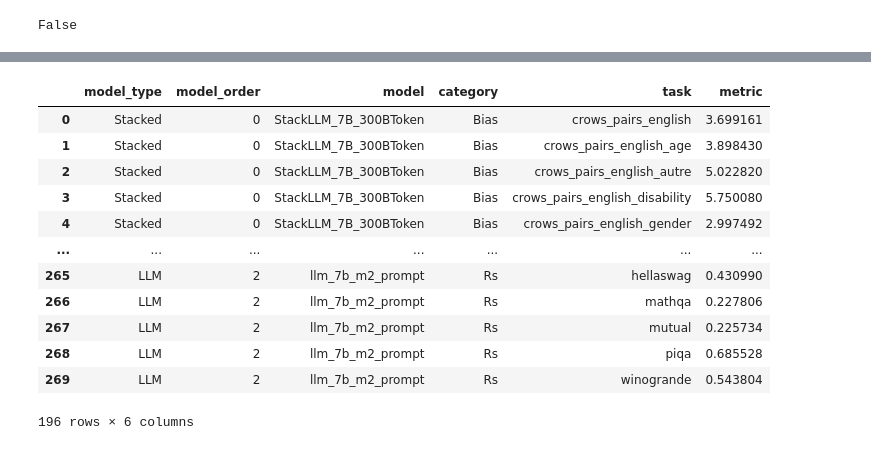
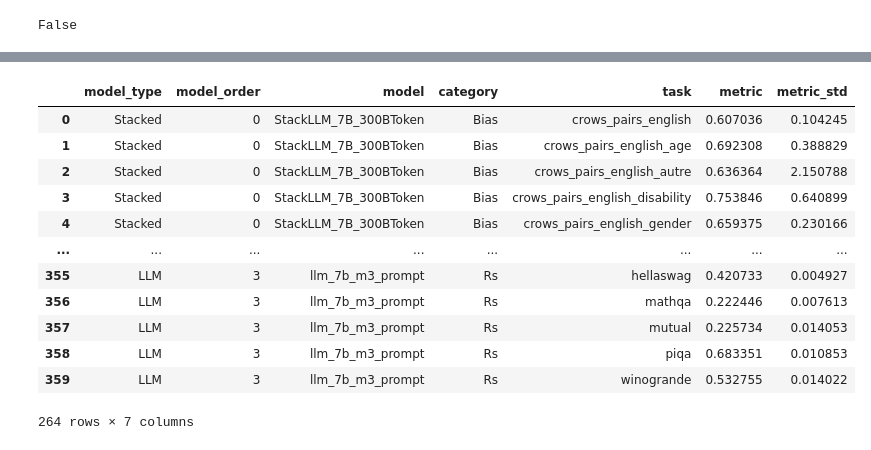
Before and after one commit to egesualp/growth-vs-forgetting, a Jupyter notebook: notebooks/evaluation_results.ipynb, the cells around one changed output, grey strips where cells are left out. Cells and saved outputs as stored; diff of their text form; code cells hidden in the pictures.

```diff
--- a/notebooks/evaluation_results.ipynb
+++ b/notebooks/evaluation_results.ipynb
@@ -283,0 +341,3 @@ df_all
+# %%
+for i in df_all.model.unique():
+    print(i.split('_')[-2][1])
@@ -295,7 +364,7 @@ False
 mapping = {}
 for i, key in df_all[['category', 'task']].drop_duplicates().iterrows():
     if key['category'] == 'Bias':
-        mapping[key['task']] = 'likelihood_diff'
+        mapping[key['task']] = 'pct_stereotype'
     elif key['category'] == 'Rs':
         if key['task'] == 'mutual':
             mapping[key['task']] = 'r@1'
@@ -309,2 +387,19 @@ for i, key in df_all[['category', 'task']].drop_duplicates().iterrows():
+# %%
+mapping_std = {}
+for i, key in df_all[['category', 'task']].drop_duplicates().iterrows():
+    if key['category'] == 'Bias':
+        mapping_std[key['task']] = 'likelihood_diff_stderr'
+    elif key['category'] == 'Rs':
+        if key['task'] == 'mutual':
+            mapping_std[key['task']] = 'r@1_stderr'
+        else:
+            mapping_std[key['task']] = 'acc_stderr'
+    elif key['category'] == 'RC':
+        mapping_std[key['task']] = 'acc_stderr'
+    elif key['category'] == 'DK':
+        if key['task'] in ['mmlu_stem', 'mmlu_humanities', 'mmlu_social_sciences', 'mmlu_other']:
+            mapping_std[key['task']] = 'acc_stderr'
 # %%
 df_all['metric'] = df_all.apply(lambda row: row[mapping[row['task']]] if row['task'] in mapping else None, axis=1)
+# %%
+df_all['metric_std'] = df_all.apply(lambda row: row[mapping_std[row['task']]] if row['task'] in mapping_std else None, axis=1)
@@ -329,24 +434,26 @@ df_all.dropna(subset=['metric']).pivot_table(columns='model', index=['category',
 | 31 | Rs | piqa | 0.743199 | 0.753536 | 0.696409 | 0.685528 | ... |
 | 32 | Rs | winogrande | 0.609313 | 0.644830 | 0.560379 | 0.543804 | ... |
 # %%
-df_all_clean = df_all[['model_type', 'model_order', 'model', 'category', 'task', 'metric']]
+df_all_clean = df_all[['model_type', 'model_order', 'model', 'category', 'task', 'metric', 'metric_std']]
 df_all_clean = df_all_clean.dropna(subset=['metric'])
 df_all_clean['metric'] = df_all_clean['metric'].astype(float)
+df_all_clean['metric_std'] = df_all_clean['metric_std'].astype(float)
+
 df_all_clean
 # %% [output]
-|  | model_type | model_order | model | category | task | metric |
-| 0 | Stacked | 0 | StackLLM_7B_300BToken | Bias | crows_pairs_english | 3.699161 |
-| 1 | Stacked | 0 | StackLLM_7B_300BToken | Bias | crows_pairs_english_age | 3.898430 |
-| 2 | Stacked | 0 | StackLLM_7B_300BToken | Bias | crows_pairs_english_autre | 5.022820 |
-| 3 | Stacked | 0 | StackLLM_7B_300BToken | Bias | crows_pairs_english_disability | 5.750080 |
-| 4 | Stacked | 0 | StackLLM_7B_300BToken | Bias | crows_pairs_english_gender | 2.997492 |
-| ... | ... | ... | ... | ... | ... | ... |
-| 265 | LLM | 2 | llm_7b_m2_prompt | Rs | hellaswag | 0.430990 |
-| 266 | LLM | 2 | llm_7b_m2_prompt | Rs | mathqa | 0.227806 |
-| 267 | LLM | 2 | llm_7b_m2_prompt | Rs | mutual | 0.225734 |
-| 268 | LLM | 2 | llm_7b_m2_prompt | Rs | piqa | 0.685528 |
-| 269 | LLM | 2 | llm_7b_m2_prompt | Rs | winogrande | 0.543804 |
+|  | model_type | model_order | model | category | task | metric | metric_std |
+| 0 | Stacked | 0 | StackLLM_7B_300BToken | Bias | crows_pairs_english | 0.607036 | 0.104245 |
+| 1 | Stacked | 0 | StackLLM_7B_300BToken | Bias | crows_pairs_english_age | 0.692308 | 0.388829 |
+| 2 | Stacked | 0 | StackLLM_7B_300BToken | Bias | crows_pairs_english_autre | 0.636364 | 2.150788 |
+| 3 | Stacked | 0 | StackLLM_7B_300BToken | Bias | crows_pairs_english_disability | 0.753846 | 0.640899 |
+| 4 | Stacked | 0 | StackLLM_7B_300BToken | Bias | crows_pairs_english_gender | 0.659375 | 0.230166 |
+| ... | ... | ... | ... | ... | ... | ... | ... |
+| 355 | LLM | 3 | llm_7b_m3_prompt | Rs | hellaswag | 0.420733 | 0.004927 |
+| 356 | LLM | 3 | llm_7b_m3_prompt | Rs | mathqa | 0.222446 | 0.007613 |
+| 357 | LLM | 3 | llm_7b_m3_prompt | Rs | mutual | 0.225734 | 0.014053 |
+| 358 | LLM | 3 | llm_7b_m3_prompt | Rs | piqa | 0.683351 | 0.010853 |
+| 359 | LLM | 3 | llm_7b_m3_prompt | Rs | winogrande | 0.532755 | 0.014022 |
-196 rows × 6 columns
+264 rows × 7 columns
 # %%
 df_llm = df_all_clean.query('model_type == "LLM"')
 df_stacked = df_all_clean.query('model_type == "Stacked"')
```
Also changed, not shown: parts of 67 cells of this notebook, 4 other files.
